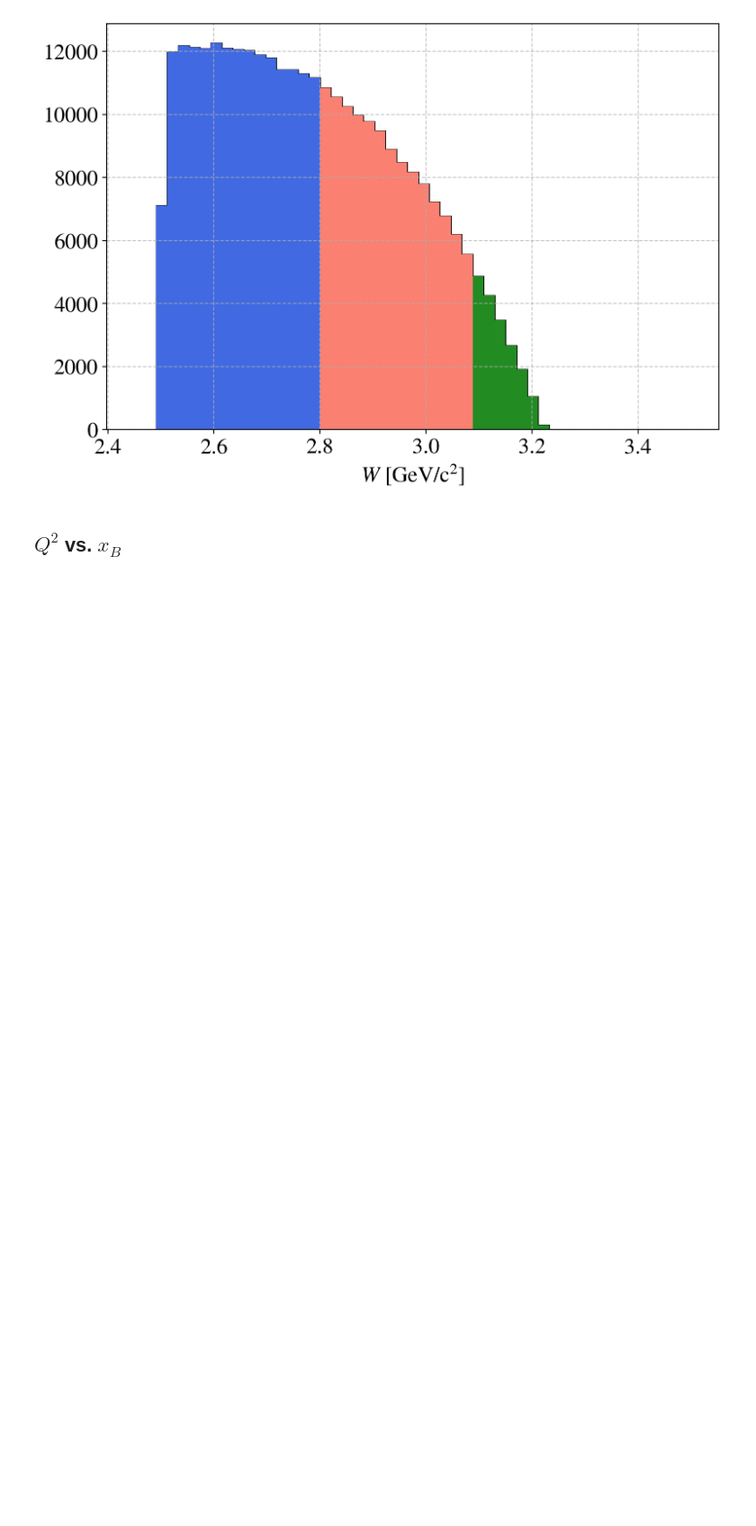
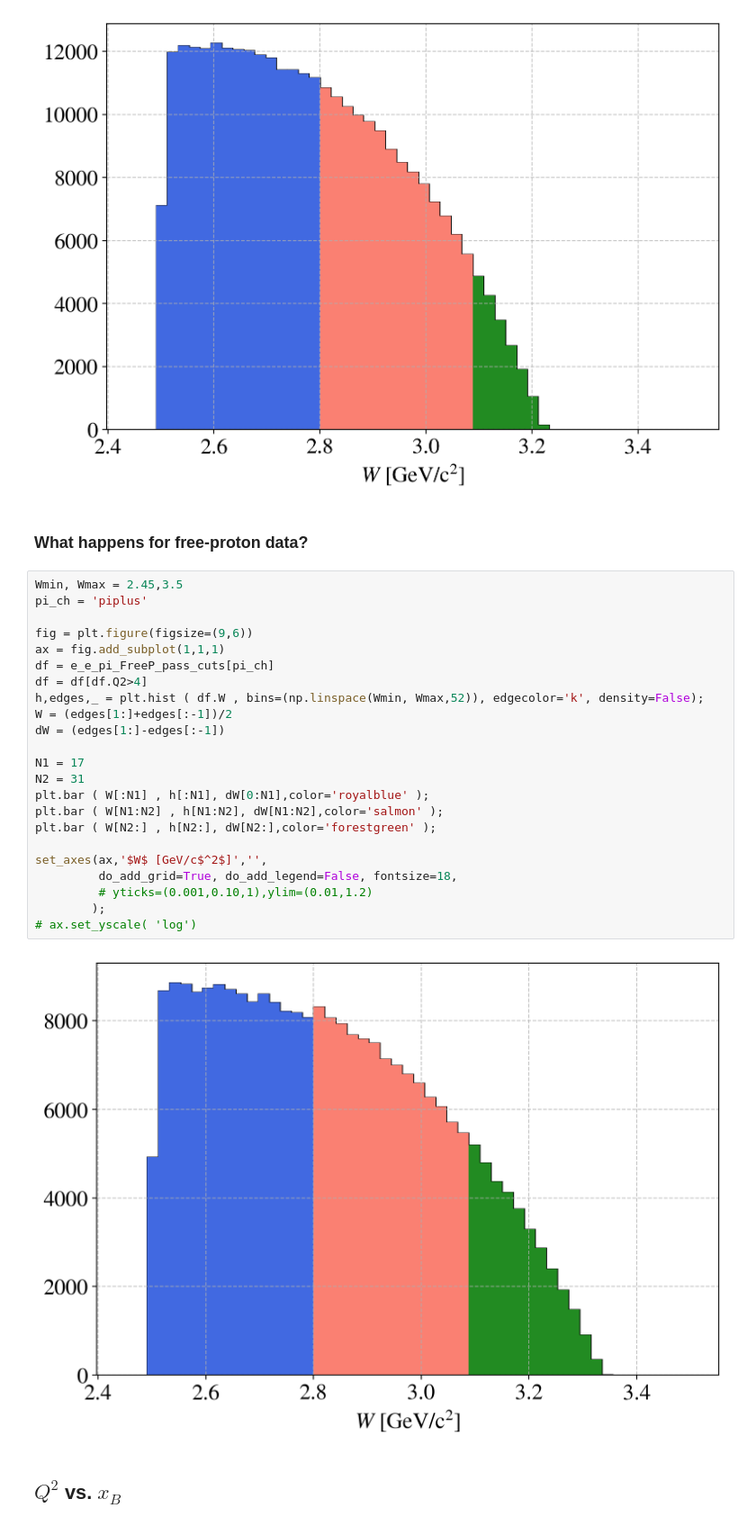
Before and after one commit to erezcoh4/SIDIS_at_BAND, a Jupyter notebook: PythonAnalysis/Kinematics/KinematicCoverageComparisonPreviousData.ipynb, the cells around one changed output. Shown at 90% size. Saved outputs shown, nothing was run; the diff lists cells and outputs as text; blank space fills up the shorter version.

```diff
--- a/PythonAnalysis/Kinematics/KinematicCoverageComparisonPreviousData.ipynb
+++ b/PythonAnalysis/Kinematics/KinematicCoverageComparisonPreviousData.ipynb
@@ -208,6 +228,33 @@ set_axes(ax,'$W$ [GeV/c$^2$]','',
 # ax.set_yscale( 'log')
 # %% [output]
 [figure]
+# %% [markdown]
+### What happens for free-proton data?
+# %%
+Wmin, Wmax = 2.45,3.5
+pi_ch = 'piplus'
+
+fig = plt.figure(figsize=(9,6))
+ax = fig.add_subplot(1,1,1)
+df = e_e_pi_FreeP_pass_cuts[pi_ch]
+df = df[df.Q2>4]
+h,edges,_ = plt.hist ( df.W , bins=(np.linspace(Wmin, Wmax,52)), edgecolor='k', density=False);
+W = (edges[1:]+edges[:-1])/2
+dW = (edges[1:]-edges[:-1])
+
+N1 = 17
+N2 = 31
+plt.bar ( W[:N1] , h[:N1], dW[0:N1],color='royalblue' );
+plt.bar ( W[N1:N2] , h[N1:N2], dW[N1:N2],color='salmon' );
+plt.bar ( W[N2:] , h[N2:], dW[N2:],color='forestgreen' );
+
+set_axes(ax,'$W$ [GeV/c$^2$]','',
+         do_add_grid=True, do_add_legend=False, fontsize=18,
+         # yticks=(0.001,0.10,1),ylim=(0.01,1.2)
+        );
+# ax.set_yscale( 'log')
+# %% [output]
+[figure, added]
 # %% [markdown]
 ## $Q^2$ vs. $x_B$
 # %%
```
Also changed, not shown: parts of 8 cells of this notebook, 7 other files.
